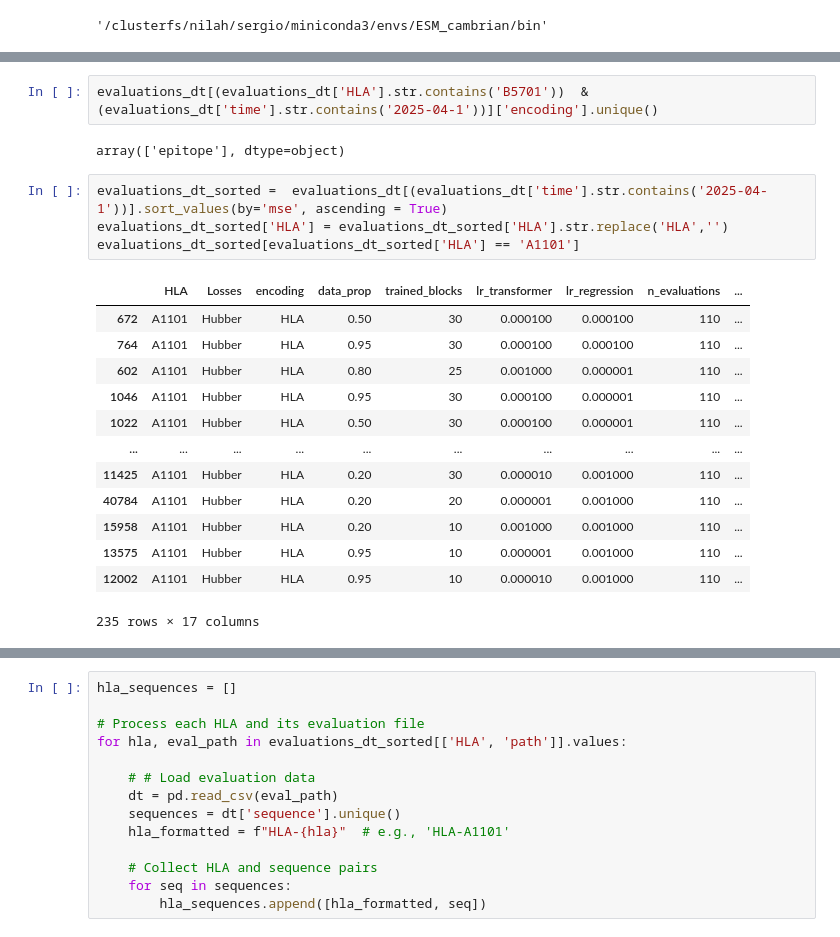
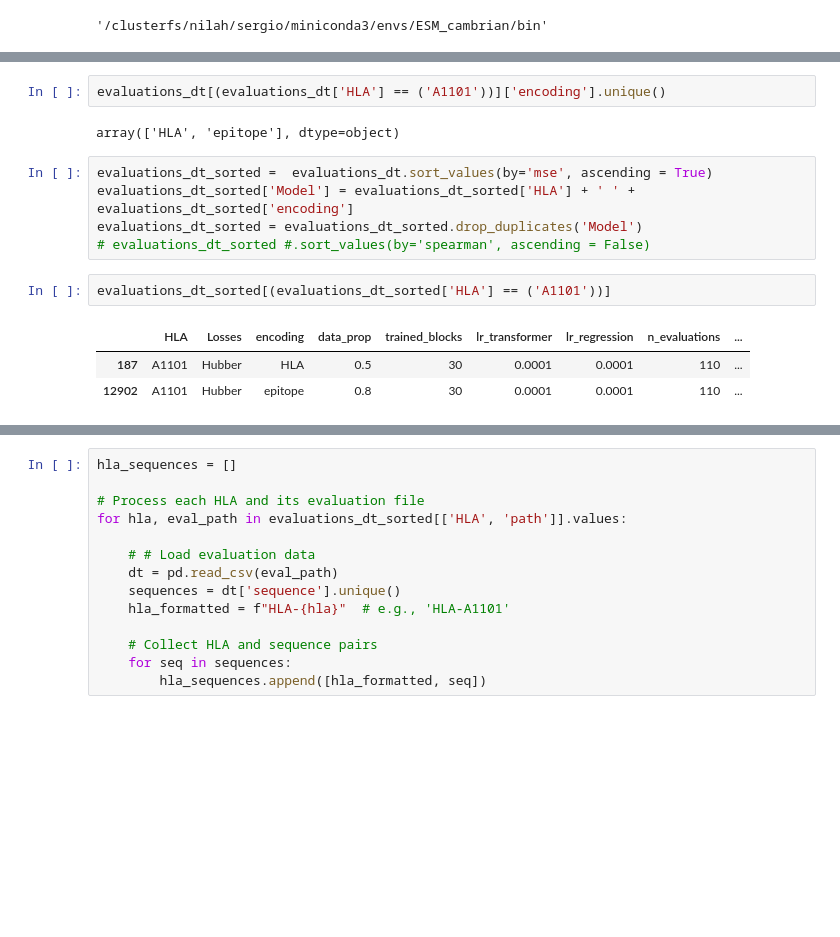
Before and after one commit to sermare/ESMCBA, a Jupyter notebook: jupyter_notebooks/binding_affinity/BA_hs.ipynb, the cells around one changed output, grey strips where cells are left out. Cells and saved outputs as stored; diff of their text form; blank space fills up the shorter version.

```diff
--- a/jupyter_notebooks/binding_affinity/BA_hs.ipynb
+++ b/jupyter_notebooks/binding_affinity/BA_hs.ipynb
@@ -66,23 +72,16 @@ See the caveats in the documentation: https://pandas.pydata.org/pandas-docs/stab
 # %%
-evaluations_dt[(evaluations_dt['HLA'].str.contains('B5701'))  & (evaluations_dt['time'].str.contains('2025-04-1'))]['encoding'].unique()
+evaluations_dt[(evaluations_dt['HLA'] == ('A1101'))]['encoding'].unique()
 # %% [output]
-array(['epitope'], dtype=object)
+array(['HLA', 'epitope'], dtype=object)
 # %%
-evaluations_dt_sorted =  evaluations_dt[(evaluations_dt['time'].str.contains('2025-04-1'))].sort_values(by='mse', ascending = True)
-evaluations_dt_sorted['HLA'] = evaluations_dt_sorted['HLA'].str.replace('HLA','')
-evaluations_dt_sorted[evaluations_dt_sorted['HLA'] == 'A1101']
+evaluations_dt_sorted =  evaluations_dt.sort_values(by='mse', ascending = True)
+evaluations_dt_sorted['Model'] = evaluations_dt_sorted['HLA'] + ' ' + evaluations_dt_sorted['encoding']
+evaluations_dt_sorted = evaluations_dt_sorted.drop_duplicates('Model')
+# evaluations_dt_sorted #.sort_values(by='spearman', ascending = False)
-# %% [output]
-|  | HLA | Losses | encoding | data_prop | trained_blocks | lr_transformer | lr_regression | n_evaluations | ... |
-| 672 | A1101 | Hubber | HLA | 0.50 | 30 | 0.000100 | 0.000100 | 110 | ... |
-| 764 | A1101 | Hubber | HLA | 0.95 | 30 | 0.000100 | 0.000100 | 110 | ... |
-| 602 | A1101 | Hubber | HLA | 0.80 | 25 | 0.001000 | 0.000001 | 110 | ... |
-| 1046 | A1101 | Hubber | HLA | 0.95 | 30 | 0.000100 | 0.000001 | 110 | ... |
-| 1022 | A1101 | Hubber | HLA | 0.50 | 30 | 0.000100 | 0.000001 | 110 | ... |
-| ... | ... | ... | ... | ... | ... | ... | ... | ... | ... |
-| 11425 | A1101 | Hubber | HLA | 0.20 | 30 | 0.000010 | 0.001000 | 110 | ... |
-| 40784 | A1101 | Hubber | HLA | 0.20 | 20 | 0.000001 | 0.001000 | 110 | ... |
-| 15958 | A1101 | Hubber | HLA | 0.20 | 10 | 0.001000 | 0.001000 | 110 | ... |
-| 13575 | A1101 | Hubber | HLA | 0.95 | 10 | 0.000001 | 0.001000 | 110 | ... |
-| 12002 | A1101 | Hubber | HLA | 0.95 | 10 | 0.000010 | 0.001000 | 110 | ... |
-235 rows × 17 columns
+# %%
+evaluations_dt_sorted[(evaluations_dt_sorted['HLA'] == ('A1101'))]
+# %% [output]
+|  | HLA | Losses | encoding | data_prop | trained_blocks | lr_transformer | lr_regression | n_evaluations | ... |
+| 187 | A1101 | Hubber | HLA | 0.5 | 30 | 0.0001 | 0.0001 | 110 | ... |
+| 12902 | A1101 | Hubber | epitope | 0.8 | 30 | 0.0001 | 0.0001 | 110 | ... |
 # %%
```
Also changed, not shown: parts of 8 cells of this notebook, 4 other files.
